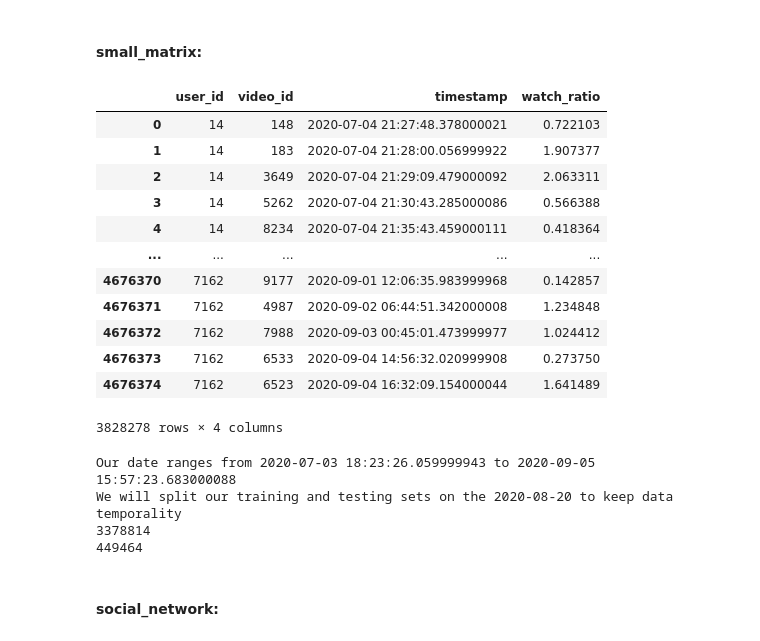
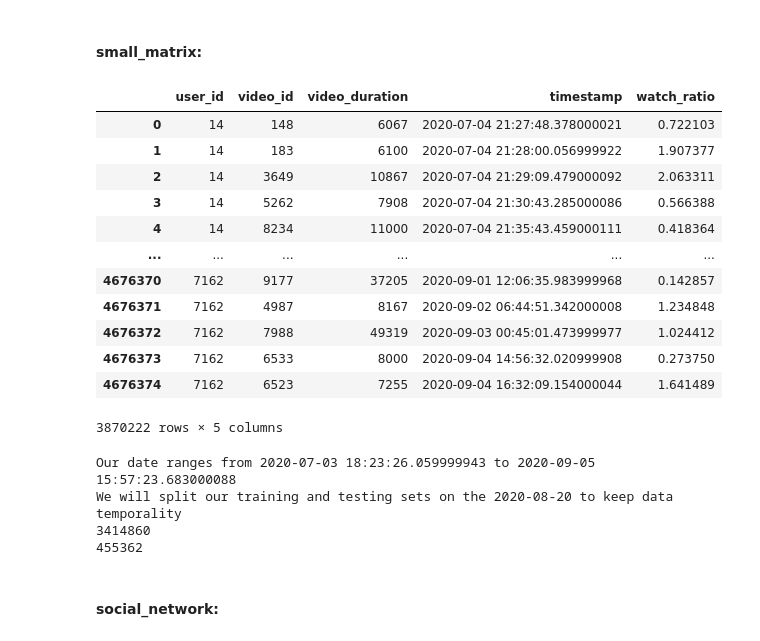
Before and after one commit to PamplemousseCru/FinalProject_2025_Matthias_Laithier, a Jupyter notebook: 01_data_preprocess.ipynb, the cells around one changed output. Drawn from its saved outputs; the diff is of its cells as text; code cells hidden in the pictures.

```diff
--- a/01_data_preprocess.ipynb
+++ b/01_data_preprocess.ipynb
@@ -85,35 +82,36 @@ We have data for 6899 users and 8846 videos
 #### small_matrix:
 # %%
 small_matrix_cleaned = small_matrix.copy()
-small_matrix_cleaned = small_matrix_cleaned.drop(columns=["play_duration", "video_duration", "date", "time"])
+small_matrix_cleaned = small_matrix_cleaned.drop(columns=["play_duration", "date", "time"])
 # We remove duplicates, null values and filter out unrealistic watch_ratio values
 small_matrix_cleaned = small_matrix_cleaned.dropna().drop_duplicates()
 small_matrix_cleaned = small_matrix_cleaned[small_matrix_cleaned.loc[:, "watch_ratio"] < 5]
 # We remove interactions with unknown users or unknown videos
 small_matrix_cleaned = small_matrix_cleaned[small_matrix_cleaned.loc[:, "user_id"].isin(known_user_ids)]
 small_matrix_cleaned = small_matrix_cleaned[small_matrix_cleaned.loc[:, "video_id"].isin(known_video_ids)]
 # We convert times to actual times
 small_matrix_cleaned["timestamp"] = pd.to_datetime(small_matrix_cleaned["timestamp"], unit="s", errors="coerce")
 assert(not small_matrix_cleaned.isnull().sum().any())
 small_matrix_cleaned
 # %% [output]
-|  | user_id | video_id | timestamp | watch_ratio |
-| 0 | 14 | 148 | 2020-07-04 21:27:48.378000021 | 0.722103 |
-| 1 | 14 | 183 | 2020-07-04 21:28:00.056999922 | 1.907377 |
-| 2 | 14 | 3649 | 2020-07-04 21:29:09.479000092 | 2.063311 |
-| 3 | 14 | 5262 | 2020-07-04 21:30:43.285000086 | 0.566388 |
-| 4 | 14 | 8234 | 2020-07-04 21:35:43.459000111 | 0.418364 |
-| ... | ... | ... | ... | ... |
-| 4676370 | 7162 | 9177 | 2020-09-01 12:06:35.983999968 | 0.142857 |
-| 4676371 | 7162 | 4987 | 2020-09-02 06:44:51.342000008 | 1.234848 |
-| 4676372 | 7162 | 7988 | 2020-09-03 00:45:01.473999977 | 1.024412 |
-| 4676373 | 7162 | 6533 | 2020-09-04 14:56:32.020999908 | 0.273750 |
-| 4676374 | 7162 | 6523 | 2020-09-04 16:32:09.154000044 | 1.641489 |
+|  | user_id | video_id | video_duration | timestamp | watch_ratio |
+| 0 | 14 | 148 | 6067 | 2020-07-04 21:27:48.378000021 | 0.722103 |
+| 1 | 14 | 183 | 6100 | 2020-07-04 21:28:00.056999922 | 1.907377 |
+| 2 | 14 | 3649 | 10867 | 2020-07-04 21:29:09.479000092 | 2.063311 |
+| 3 | 14 | 5262 | 7908 | 2020-07-04 21:30:43.285000086 | 0.566388 |
+| 4 | 14 | 8234 | 11000 | 2020-07-04 21:35:43.459000111 | 0.418364 |
+| ... | ... | ... | ... | ... | ... |
+| 4676370 | 7162 | 9177 | 37205 | 2020-09-01 12:06:35.983999968 | 0.142857 |
+| 4676371 | 7162 | 4987 | 8167 | 2020-09-02 06:44:51.342000008 | 1.234848 |
+| 4676372 | 7162 | 7988 | 49319 | 2020-09-03 00:45:01.473999977 | 1.024412 |
+| 4676373 | 7162 | 6533 | 8000 | 2020-09-04 14:56:32.020999908 | 0.273750 |
+| 4676374 | 7162 | 6523 | 7255 | 2020-09-04 16:32:09.154000044 | 1.641489 |
-3828278 rows × 4 columns
+3870222 rows × 5 columns
 # %%
 earliest_date = small_matrix_cleaned["timestamp"].min()
 latest_date = small_matrix_cleaned["timestamp"].max()
 print(f"Our date ranges from {earliest_date} to {latest_date}")
+#train_test_dates = ["2020-07-03", "2020-08-15"]
 train_test_dates = ["2020-07-03", "2020-08-20"]
 print(f"We will split our training and testing sets on the {train_test_dates[1]} to keep data temporality")
 print(len(small_matrix_cleaned[(small_matrix_cleaned["timestamp"] < train_test_dates[1])]))
@@ -121,8 +119,8 @@ print(len(small_matrix_cleaned[(small_matrix_cleaned["timestamp"] >= train_test_
 # %% [output]
 Our date ranges from 2020-07-03 18:23:26.059999943 to 2020-09-05 15:57:23.683000088
 We will split our training and testing sets on the 2020-08-20 to keep data temporality
-3378814
-449464
+3414860
+455362
 # %% [markdown]
 #### social_network:
 # %%
```
Also changed, not shown: parts of 8 cells of this notebook.
